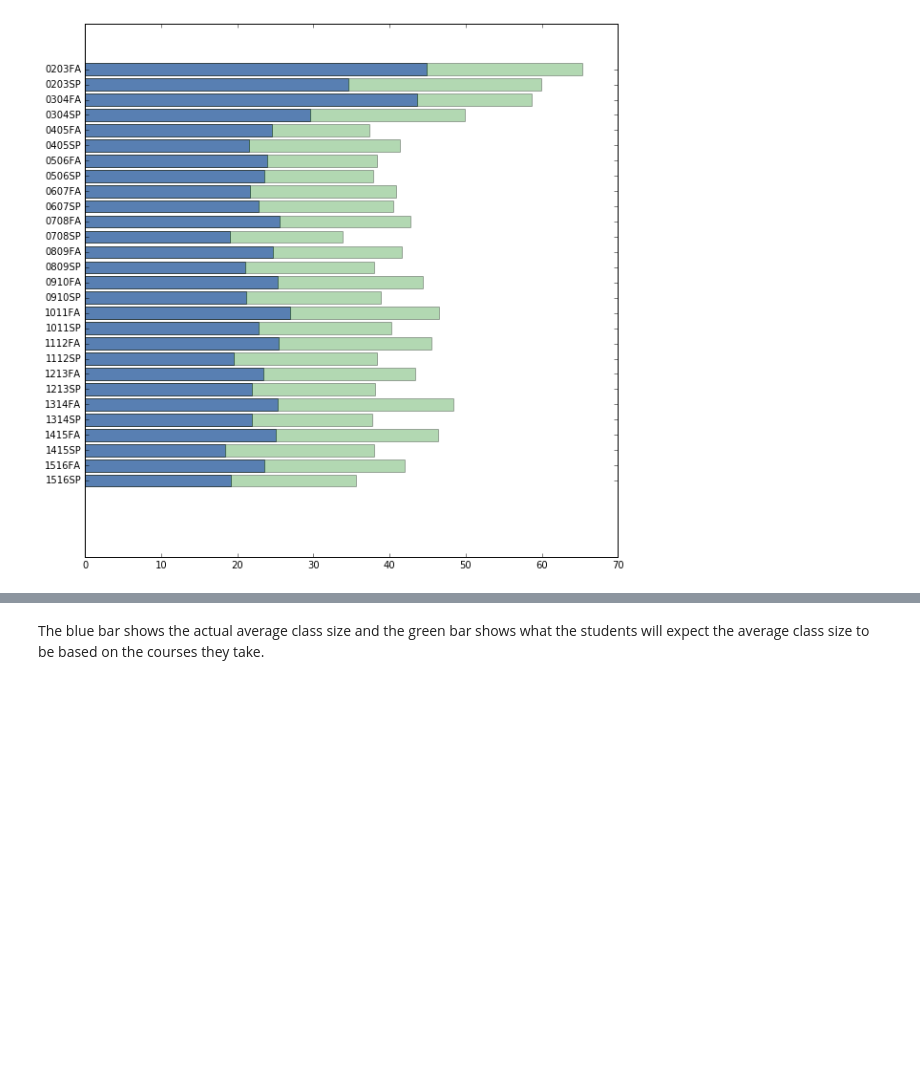
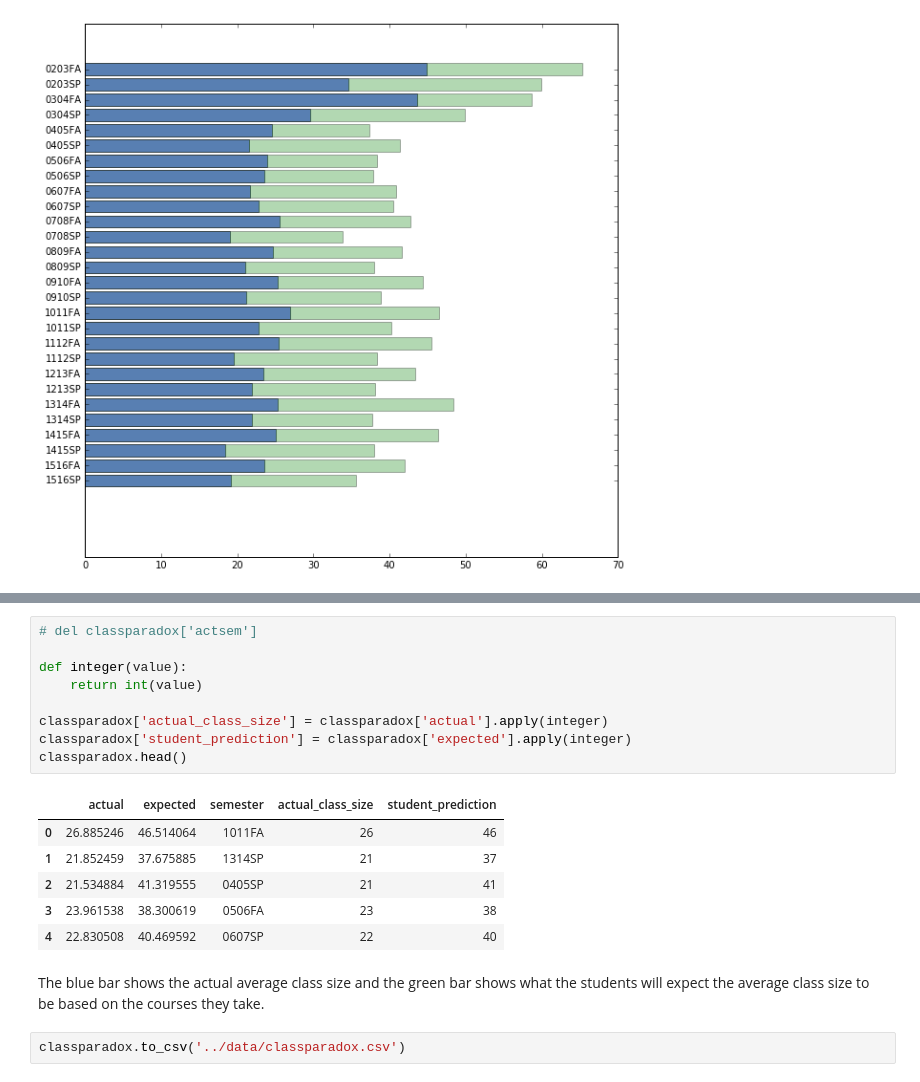
Before and after one commit to idgetto/DataScienceFinalProject, a Jupyter notebook: explore/class_size_paradox.ipynb, the cells around one changed output, grey strips where cells are left out. Saved outputs shown, nothing was run; the diff lists cells and outputs as text; blank space fills up the shorter version.

```diff
--- a/explore/class_size_paradox.ipynb
+++ b/explore/class_size_paradox.ipynb
@@ -105,2 +127,20 @@ plt.yticks(range(len(actualod)), actualod.keys())
+# %%
+# del classparadox['actsem']
+
+def integer(value):
+    return int(value)
+
+classparadox['actual_class_size'] = classparadox['actual'].apply(integer)
+classparadox['student_prediction'] = classparadox['expected'].apply(integer)
+classparadox.head()
+# %% [output]
+|  | actual | expected | semester | actual_class_size | student_prediction |
+| 0 | 26.885246 | 46.514064 | 1011FA | 26 | 46 |
+| 1 | 21.852459 | 37.675885 | 1314SP | 21 | 37 |
+| 2 | 21.534884 | 41.319555 | 0405SP | 21 | 41 |
+| 3 | 23.961538 | 38.300619 | 0506FA | 23 | 38 |
+| 4 | 22.830508 | 40.469592 | 0607SP | 22 | 40 |
 # %% [markdown]
 The blue bar shows the actual average class size and the green bar shows what the students will expect the average class size to be based on the courses they take.
+# %%
+classparadox.to_csv('../data/classparadox.csv')
```
Also changed, not shown: parts of 1 cell of this notebook.
